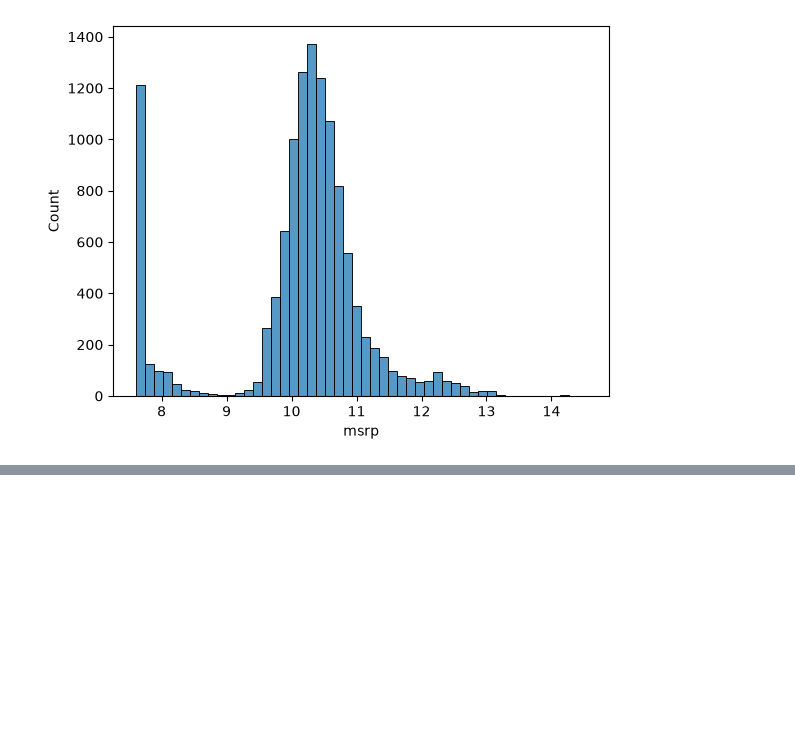
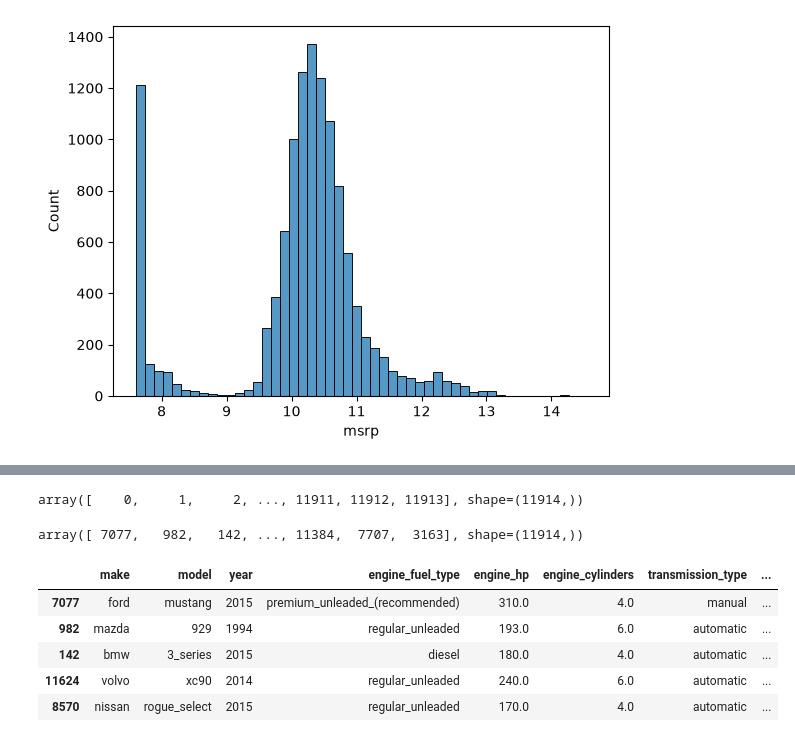
Before and after one commit to nlpthao140898/2026-zoomcamp-ml, a Jupyter notebook: 02-price-prediction.ipynb, the cells around one changed output, grey strips where cells are left out. Drawn from its saved outputs; the diff is of its cells as text; code cells hidden in the pictures; blank space fills up the shorter version.

```diff
--- a/02-price-prediction.ipynb
+++ b/02-price-prediction.ipynb
@@ -213,0 +238,6 @@ sns.histplot(price_logs, bins = 50)
+# %%
+n = len(df)
+
+n_val = int(n*0.2)
+n_test = int(n*0.2)
+n_train = n - n_val - n_test
@@ -213,0 +260,24 @@ sns.histplot(price_logs, bins = 50)
+# %%
+idx = np.arange(n)
+idx
+# %% [output]
+array([    0,     1,     2, ..., 11911, 11912, 11913], shape=(11914,))
+# %%
+np.random.seed(2)
+np.random.shuffle(idx)
+idx
+# %% [output]
+array([ 7077,   982,   142, ..., 11384,  7707,  3163], shape=(11914,))
+# %%
+df_train = df.iloc[idx[:n_train]]
+df_val = df.iloc[idx[n_train:n_train+n_val]]
+df_test = df.iloc[idx[n_train+n_val:]]
+# %%
+df_train.head()
+# %% [output]
+|  | make | model | year | engine_fuel_type | engine_hp | engine_cylinders | transmission_type | ... |
+| 7077 | ford | mustang | 2015 | premium_unleaded_(recommended) | 310.0 | 4.0 | manual | ... |
+| 982 | mazda | 929 | 1994 | regular_unleaded | 193.0 | 6.0 | automatic | ... |
+| 142 | bmw | 3_series | 2015 | diesel | 180.0 | 4.0 | automatic | ... |
+| 11624 | volvo | xc90 | 2014 | regular_unleaded | 240.0 | 6.0 | automatic | ... |
+| 8570 | nissan | rogue_select | 2015 | regular_unleaded | 170.0 | 4.0 | automatic | ... |
```
Also changed, not shown: parts of 6 cells of this notebook.
